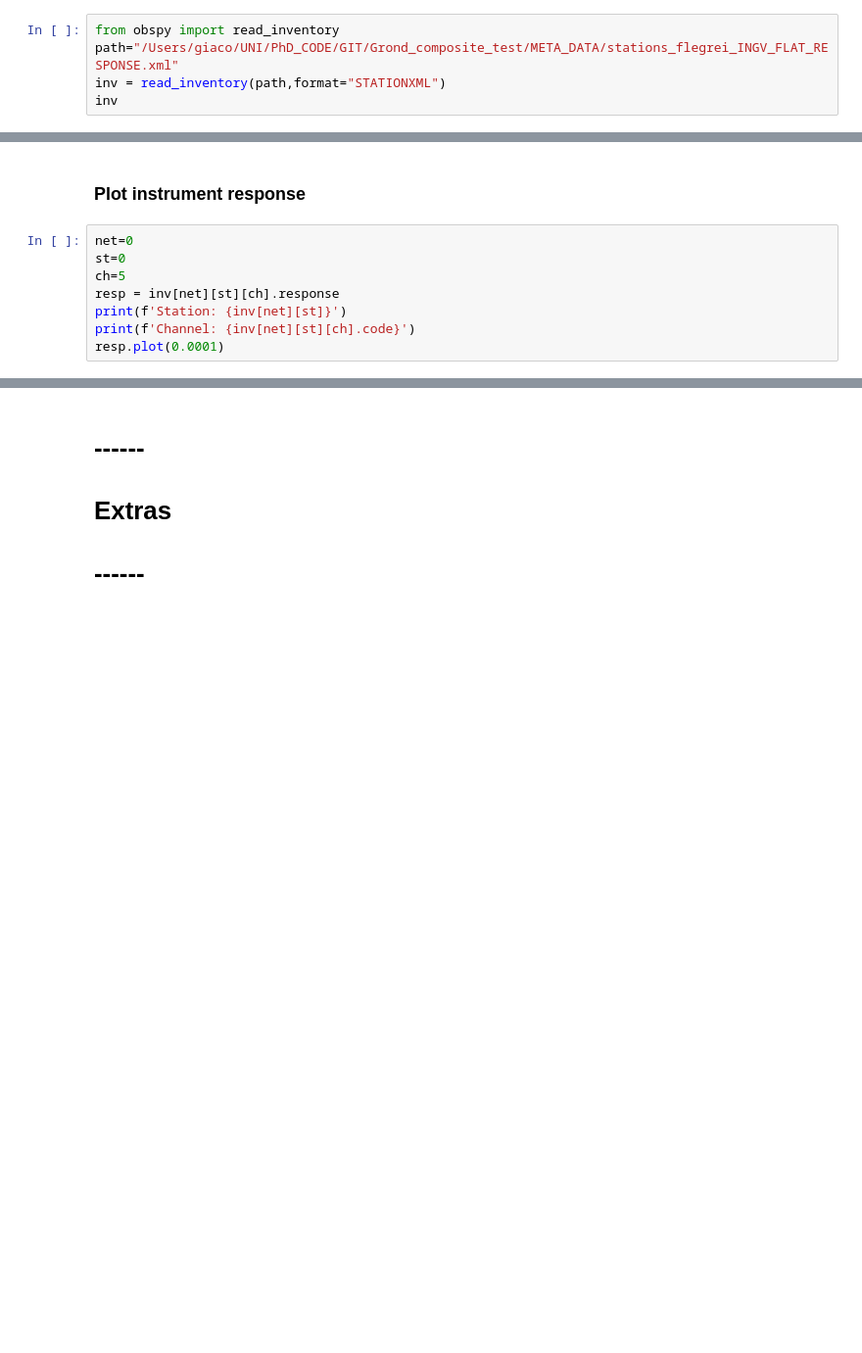
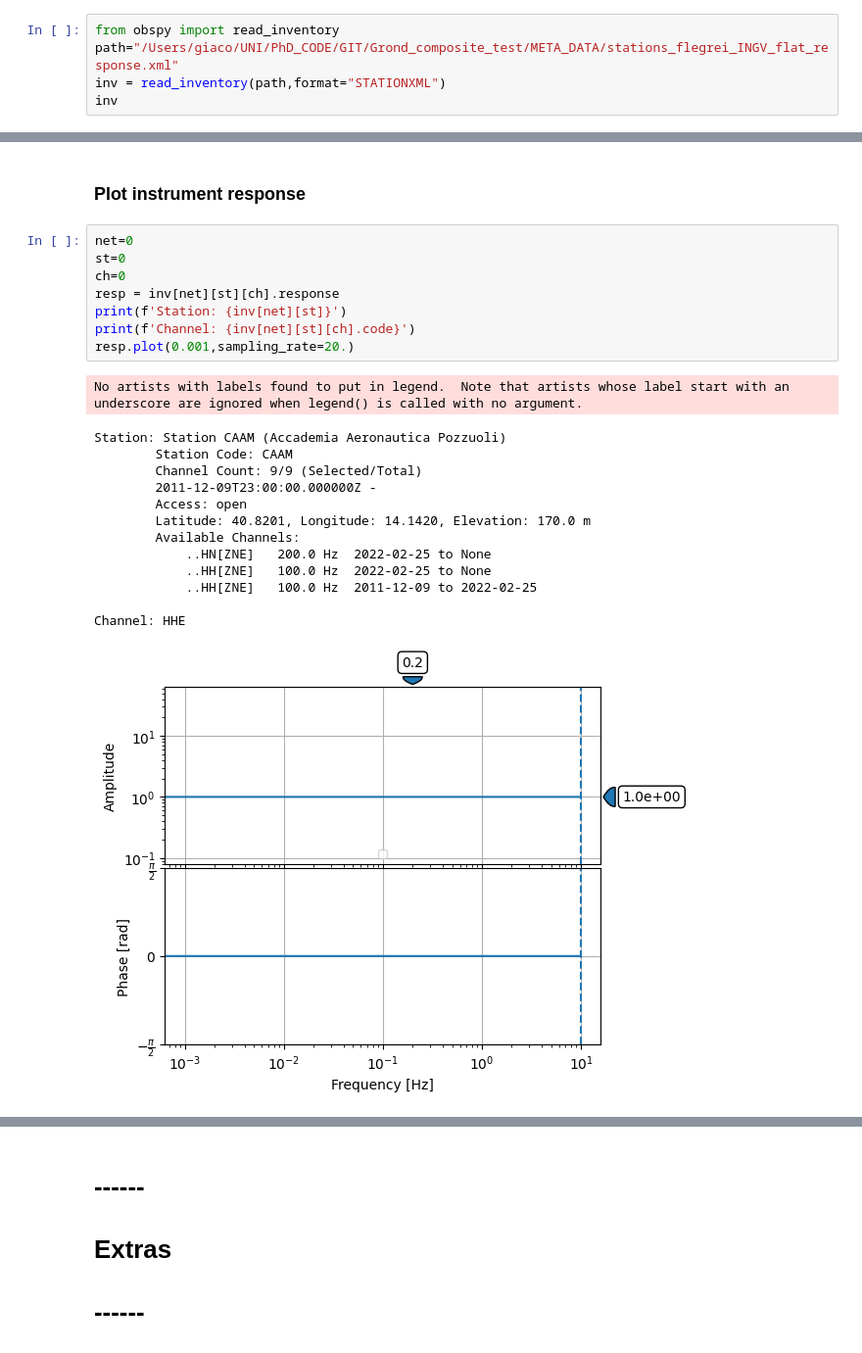
Before and after one commit to giacomorapagnani/Grond_composite_test, a Jupyter notebook: codes/remove_intrument_response.ipynb, the cells around one changed output, grey strips where cells are left out. Shown at 98% size. Drawn from its saved outputs; the diff is of its cells as text; blank space fills up the shorter version.

```diff
--- a/codes/remove_intrument_response.ipynb
+++ b/codes/remove_intrument_response.ipynb
@@ -50,6 +50,6 @@ response removed and saved!
 ## Read XML
 # %%
 from obspy import read_inventory
-path="/Users/giaco/UNI/PhD_CODE/GIT/Grond_composite_test/META_DATA/stations_flegrei_INGV_FLAT_RESPONSE.xml"
+path="/Users/giaco/UNI/PhD_CODE/GIT/Grond_composite_test/META_DATA/stations_flegrei_INGV_flat_response.xml"
 inv = read_inventory(path,format="STATIONXML")
 inv
@@ -58,8 +76,23 @@ inv
 # %%
 net=0
 st=0
-ch=5
+ch=0
 resp = inv[net][st][ch].response
 print(f'Station: {inv[net][st]}')
 print(f'Channel: {inv[net][st][ch].code}')
-resp.plot(0.0001)
+resp.plot(0.001,sampling_rate=20.)
+# %% [output]
+No artists with labels found to put in legend.  Note that artists whose label start with an underscore are ignored when legend() is called with no argument.
+Station: Station CAAM (Accademia Aeronautica Pozzuoli)
+        Station Code: CAAM
+        Channel Count: 9/9 (Selected/Total)
+        2011-12-09T23:00:00.000000Z -
+        Access: open
+        Latitude: 40.8201, Longitude: 14.1420, Elevation: 170.0 m
+        Available Channels:
+            ..HN[ZNE]   200.0 Hz  2022-02-25 to None
+            ..HH[ZNE]   100.0 Hz  2022-02-25 to None
+            ..HH[ZNE]   100.0 Hz  2011-12-09 to 2022-02-25
+
+Channel: HHE
+[figure, added]
```
Also changed, not shown: parts of 4 cells of this notebook, 9 other files.
